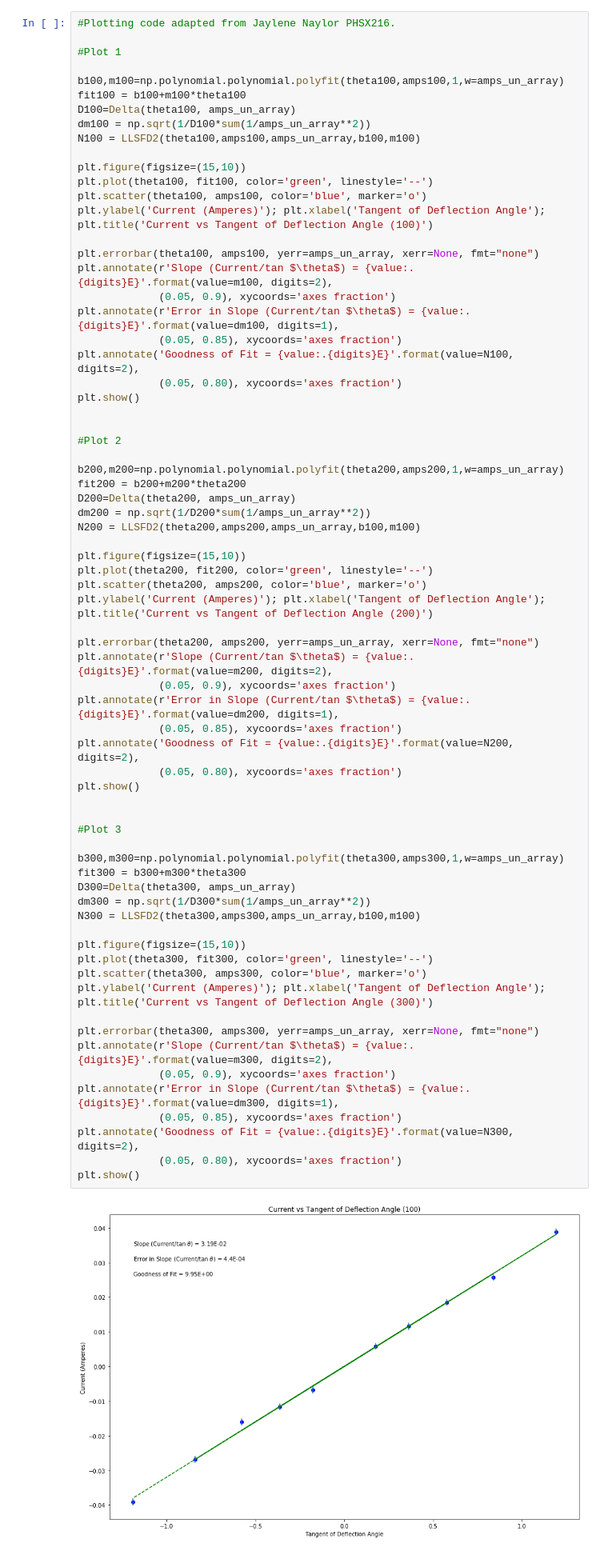
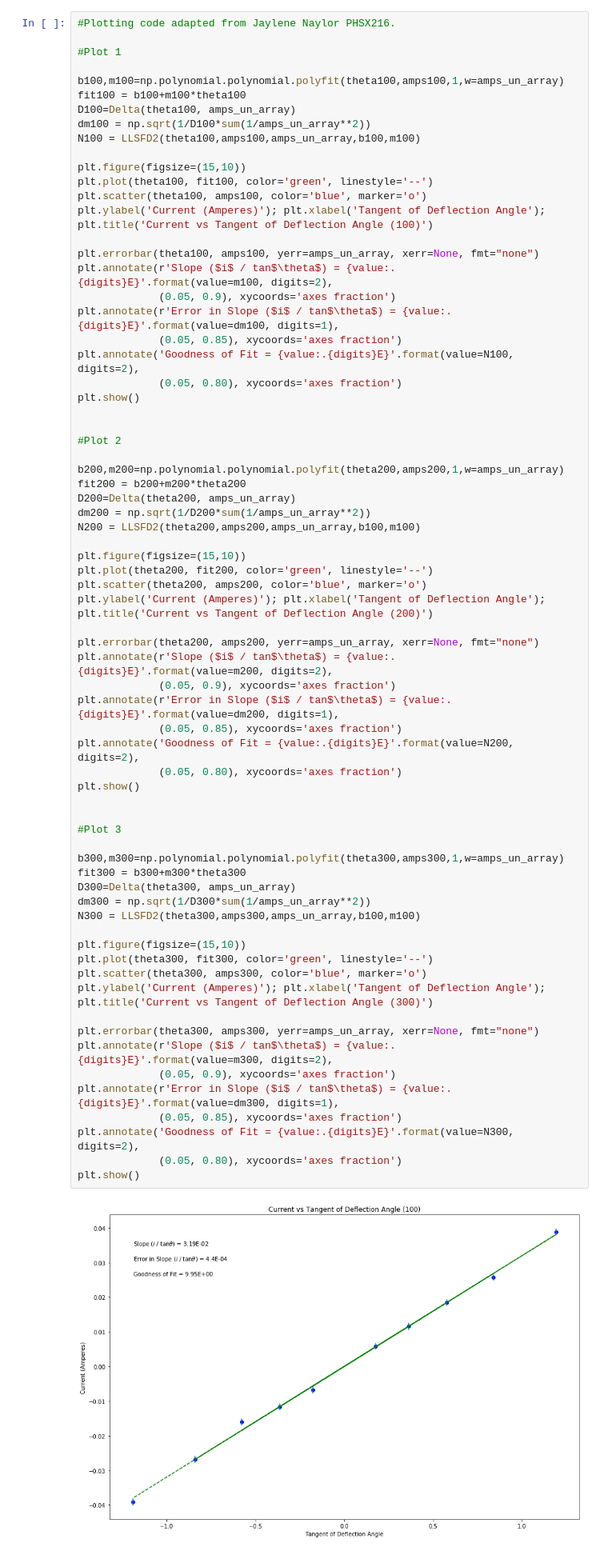
Before and after one commit to lernerdj/PHSX218, a Jupyter notebook: Lab9Code.ipynb, the cells around one changed output. Shown: that part at 80% size. Cells and saved outputs as stored; diff of their text form.

```diff
--- a/Lab9Code.ipynb
+++ b/Lab9Code.ipynb
@@ -62,9 +60,9 @@ plt.scatter(theta100, amps100, color='blue', marker='o')
 plt.ylabel('Current (Amperes)'); plt.xlabel('Tangent of Deflection Angle'); plt.title('Current vs Tangent of Deflection Angle (100)')
 
 plt.errorbar(theta100, amps100, yerr=amps_un_array, xerr=None, fmt="none")
-plt.annotate(r'Slope (Current/tan $\theta$) = {value:.{digits}E}'.format(value=m100, digits=2),
+plt.annotate(r'Slope ($i$ / tan$\theta$) = {value:.{digits}E}'.format(value=m100, digits=2),
              (0.05, 0.9), xycoords='axes fraction')
-plt.annotate(r'Error in Slope (Current/tan $\theta$) = {value:.{digits}E}'.format(value=dm100, digits=1),
+plt.annotate(r'Error in Slope ($i$ / tan$\theta$) = {value:.{digits}E}'.format(value=dm100, digits=1),
              (0.05, 0.85), xycoords='axes fraction')
 plt.annotate('Goodness of Fit = {value:.{digits}E}'.format(value=N100, digits=2),
              (0.05, 0.80), xycoords='axes fraction')
@@ -85,35 +83,35 @@ plt.scatter(theta200, amps200, color='blue', marker='o')
 plt.ylabel('Current (Amperes)'); plt.xlabel('Tangent of Deflection Angle'); plt.title('Current vs Tangent of Deflection Angle (200)')
 
 plt.errorbar(theta200, amps200, yerr=amps_un_array, xerr=None, fmt="none")
-plt.annotate(r'Slope (Current/tan $\theta$) = {value:.{digits}E}'.format(value=m200, digits=2),
+plt.annotate(r'Slope ($i$ / tan$\theta$) = {value:.{digits}E}'.format(value=m200, digits=2),
              (0.05, 0.9), xycoords='axes fraction')
-plt.annotate(r'Error in Slope (Current/tan $\theta$) = {value:.{digits}E}'.format(value=dm200, digits=1),
+plt.annotate(r'Error in Slope ($i$ / tan$\theta$) = {value:.{digits}E}'.format(value=dm200, digits=1),
              (0.05, 0.85), xycoords='axes fraction')
 plt.annotate('Goodness of Fit = {value:.{digits}E}'.format(value=N200, digits=2),
              (0.05, 0.80), xycoords='axes fraction')
 plt.show()
 
 
 #Plot 3
 
 b300,m300=np.polynomial.polynomial.polyfit(theta300,amps300,1,w=amps_un_array)
 fit300 = b300+m300*theta300
 D300=Delta(theta300, amps_un_array)
 dm300 = np.sqrt(1/D300*sum(1/amps_un_array**2))
 N300 = LLSFD2(theta300,amps300,amps_un_array,b100,m100)
 
 plt.figure(figsize=(15,10))
 plt.plot(theta300, fit300, color='green', linestyle='--')
 plt.scatter(theta300, amps300, color='blue', marker='o')
 plt.ylabel('Current (Amperes)'); plt.xlabel('Tangent of Deflection Angle'); plt.title('Current vs Tangent of Deflection Angle (300)')
 
 plt.errorbar(theta300, amps300, yerr=amps_un_array, xerr=None, fmt="none")
-plt.annotate(r'Slope (Current/tan $\theta$) = {value:.{digits}E}'.format(value=m300, digits=2),
+plt.annotate(r'Slope ($i$ / tan$\theta$) = {value:.{digits}E}'.format(value=m300, digits=2),
              (0.05, 0.9), xycoords='axes fraction')
-plt.annotate(r'Error in Slope (Current/tan $\theta$) = {value:.{digits}E}'.format(value=dm300, digits=1),
+plt.annotate(r'Error in Slope ($i$ / tan$\theta$) = {value:.{digits}E}'.format(value=dm300, digits=1),
              (0.05, 0.85), xycoords='axes fraction')
 plt.annotate('Goodness of Fit = {value:.{digits}E}'.format(value=N300, digits=2),
              (0.05, 0.80), xycoords='axes fraction')
 plt.show()
 # %% [output]
-[figure, old version]
+[figure, new version]
```
Also changed, not shown: parts of 3 cells of this notebook.
